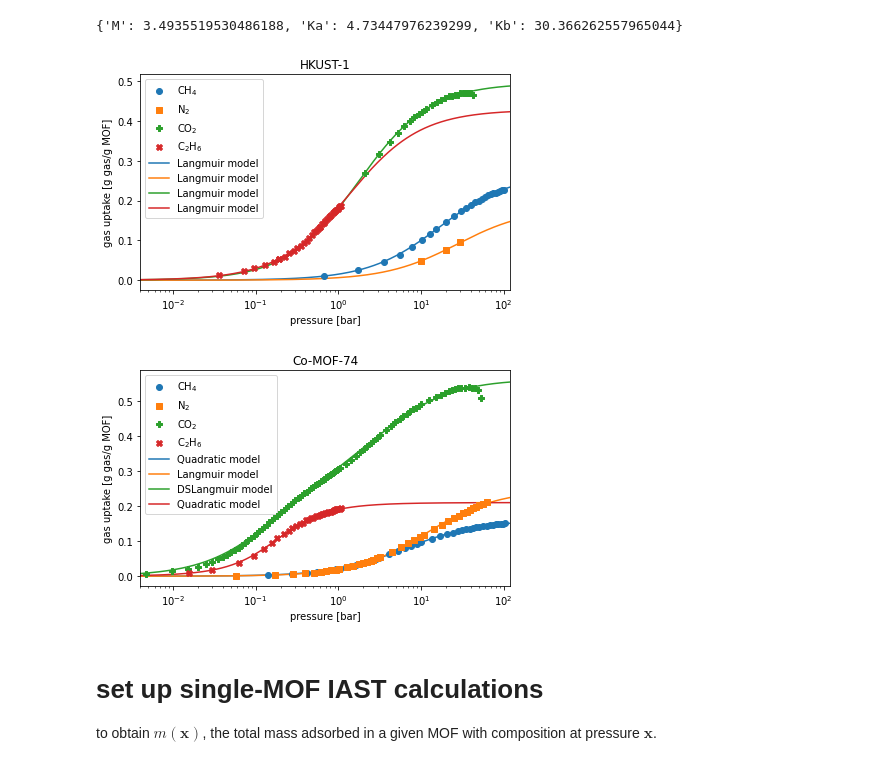
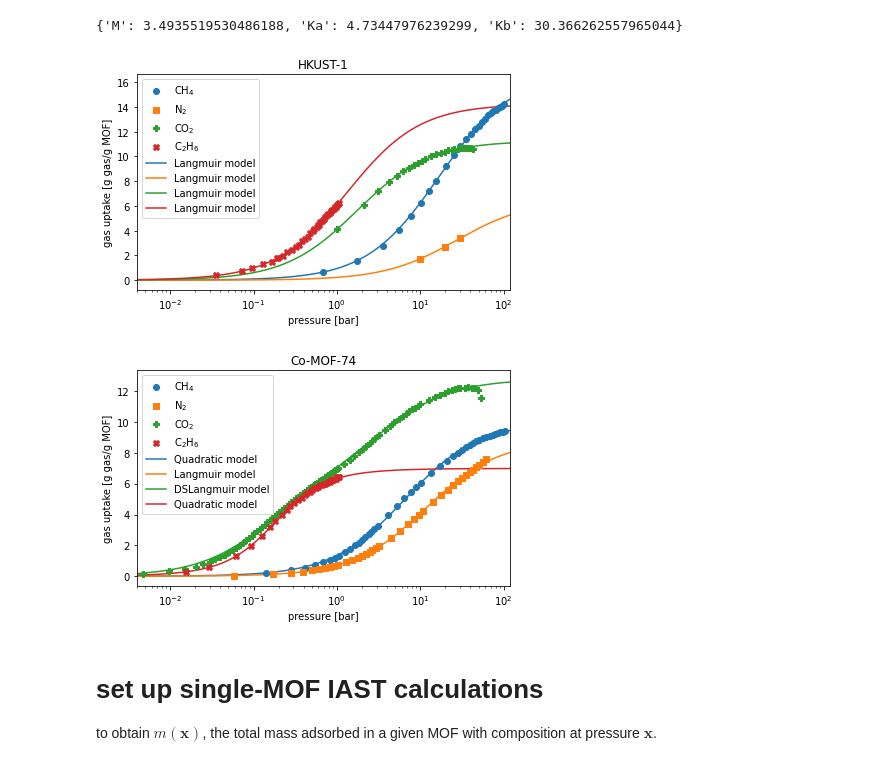
Before and after one commit to SimonEnsemble/unresponsive_directions_in_sensors, a Jupyter notebook: IAST.ipynb, the cells around one changed output. Saved outputs shown, nothing was run; the diff lists cells and outputs as text; code cells hidden in the pictures.

Commit message:
revert back to mmol/g

```diff
--- a/IAST.ipynb
+++ b/IAST.ipynb
@@ -150,29 +150,29 @@ isotherms["Co-MOF-74"]["C2H6"].params
 # %%
 for mof in mofs:
     pressures = np.logspace(-3, 2.5, 500)
 
     plt.figure()# figsize=[0.8*6.4, 0.7*4.8])
     for gas in gases:
-        plt.plot(pressures, isotherms[mof][gas].loading(pressures) * mol_wts[gas] / 1000.0, color=gas_to_color[gas], label=ads_models[mof][gas] + " model")
-        plt.scatter(isotherm_data[mof][gas]["p(bar)"], isotherm_data[mof][gas]["N(mmol/g)"] * mol_wts[gas] / 1000.0,
+        plt.plot(pressures, isotherms[mof][gas].loading(pressures), color=gas_to_color[gas], label=ads_models[mof][gas] + " model")
+        plt.scatter(isotherm_data[mof][gas]["p(bar)"], isotherm_data[mof][gas]["N(mmol/g)"],
                     marker=gas_to_symbol[gas], label=gas_to_label[gas], color=gas_to_color[gas], zorder=1000)
     plt.xscale("log")
 #     plt.ylim(ymax=15)
     plt.xlim([0.004, 120])
     plt.xlabel("pressure [bar]")
     plt.ylabel("gas uptake [g gas/g MOF]")
     plt.title(mof)
     # legend
     handles, labels = plt.gca().get_legend_handles_labels()
     # sort both labels and handles by labels
     plt.legend(handles[4:8] + handles[0:4], labels[4:8] + labels[0:4])
 
 #     plt.legend()
     plt.tight_layout()
     plt.savefig(mof + "isotherms.pdf", format="pdf")
 # %% [output]
-[figure, old version]
+[figure, new version]
-[figure, old version]
+[figure, new version]
 # %% [markdown]
 # set up single-MOF IAST calculations
 to obtain $m(\mathbf{x})$, the total mass adsorbed in a given MOF with composition at pressure $\mathbf{x}$.
```
